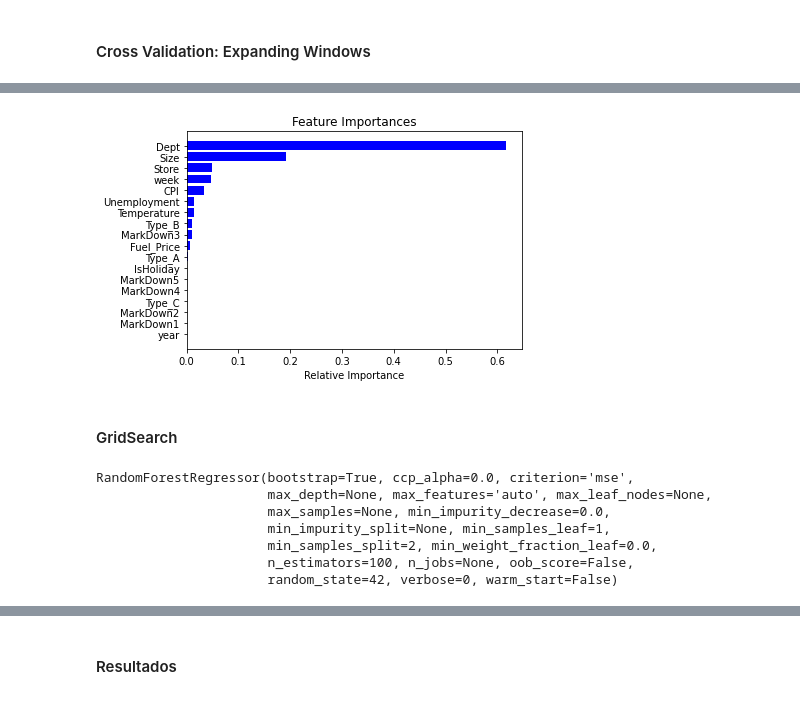
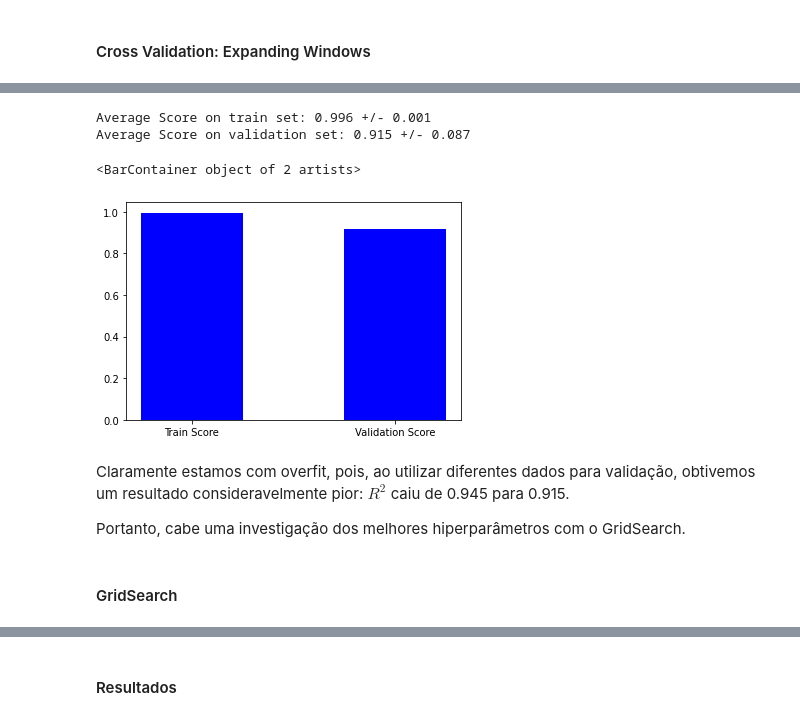
Before and after one commit to wesleydecezere/programa_ds_fc, a Jupyter notebook: Entrega 6 - Séries Temporais/Series_Temporais_Exercicio.ipynb, the cells around one changed output, grey strips where cells are left out. Cells and saved outputs as stored; diff of their text form; code cells hidden in the pictures.

Commit message:
Cross validation and GridSearch to optimize hyperparameters

```diff
--- a/Entrega 6 - Séries Temporais/Series_Temporais_Exercicio.ipynb
+++ b/Entrega 6 - Séries Temporais/Series_Temporais_Exercicio.ipynb
@@ -423,27 +399,51 @@ plt.show()
-# %%
-features = X.columns
-importances = rf_model_1.feature_importances_
-indices = np.argsort(importances)
-
-plt.title('Feature Importances')
-plt.barh(range(len(indices)), importances[indices], color='b', align='center')
-plt.yticks(range(len(indices)), [features[i] for i in indices])
-plt.xlabel('Relative Importance')
-plt.show()
-# %% [output]
-[figure, removed]
+# %%
+# Random Forest com validação cruzada
+
+# importando a função de grid search do sklearn
+from sklearn.model_selection import GridSearchCV
+import pandas as pd
+
+# definindo os valores possíveis dos parâmetros a serem testados
+params = {}
+
+# criando o objeto do modelo com RandomForestRegressor
+rf_model_cv = RandomForestRegressor(random_state = SEED)
+
+# criando o objeto do grid search com GridSearchCV
+grid_search = GridSearchCV(rf_model_cv,
+                           param_grid = params,
+                           return_train_score = True,
+                           cv = cv)
+
+# treinando o modelo com o grid search
+grid_search.fit(X_training, y_training)
+
+# pegando os resultados da validação cruzada (cv_results)
+cv_results = pd.DataFrame(grid_search.cv_results_)
+
+# imprimindo o score médio nas bases de treino
+print("Average Score on train set: {:.3f} +/- {:.3f}".format(cv_results[cv_results.rank_test_score == 1].mean_train_score.values[0],
+                                                                     cv_results[cv_results.rank_test_score == 1].std_train_score.values[0]))
+# imprimindo o score médio nas bases de validação
+print("Average Score on validation set: {:.3f} +/- {:.3f}".format(cv_results[cv_results.rank_test_score == 1].mean_test_score.values[0],
+                                                                     cv_results[cv_results.rank_test_score == 1].std_test_score.values[0]))
+
+y = [cv_results[cv_results.rank_test_score == 1].mean_train_score.values[0],
+     cv_results[cv_results.rank_test_score == 1].mean_test_score.values[0]]
+x = ["Train Score", "Validation Score"]
+width = 1/2
+plt.bar(x, y, width, color="blue")
+# %% [output]
+Average Score on train set: 0.996 +/- 0.001
+Average Score on validation set: 0.915 +/- 0.087
+<BarContainer object of 2 artists>
+[figure, added]
+# %% [markdown]
+Claramente estamos com overfit, pois, ao utilizar diferentes dados para validação, obtivemos um resultado consideravelmente pior: $R^2$ caiu de 0.945 para 0.915.
+
+Portanto, cabe uma investigação dos melhores hiperparâmetros com o GridSearch.
 # %% [markdown]
 #### GridSearch
-# %%
-rf_model_1
-# %% [output]
-RandomForestRegressor(bootstrap=True, ccp_alpha=0.0, criterion='mse',
-                      max_depth=None, max_features='auto', max_leaf_nodes=None,
-                      max_samples=None, min_impurity_decrease=0.0,
-                      min_impurity_split=None, min_samples_leaf=1,
-                      min_samples_split=2, min_weight_fraction_leaf=0.0,
-                      n_estimators=100, n_jobs=None, oob_score=False,
-                      random_state=42, verbose=0, warm_start=False)
 # %%
 # Random Forest com Validação Cruzada e Grid Search para Séries temporais
 
```
Also changed, not shown: parts of 25 cells of this notebook.
